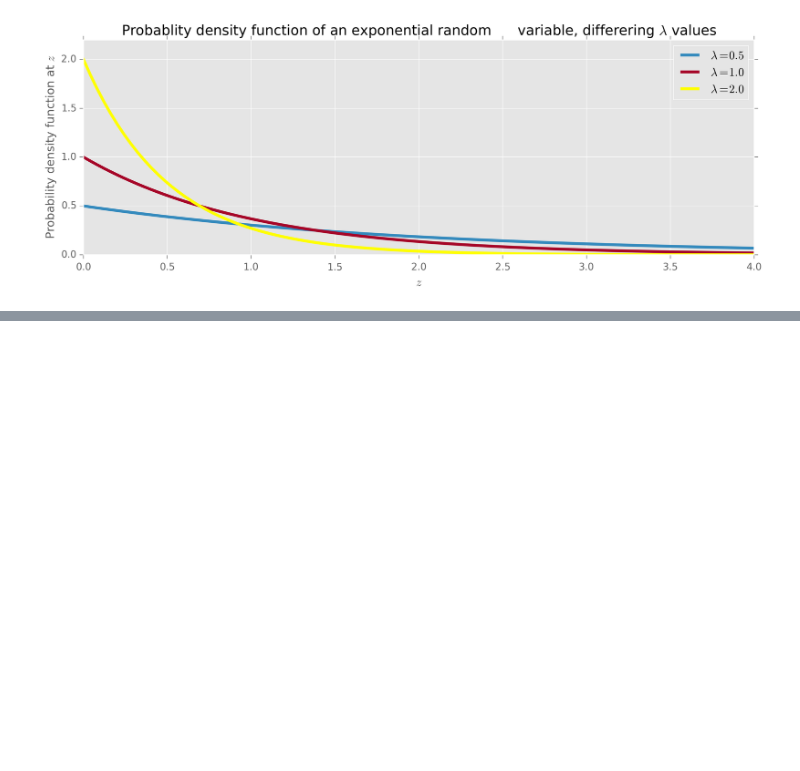
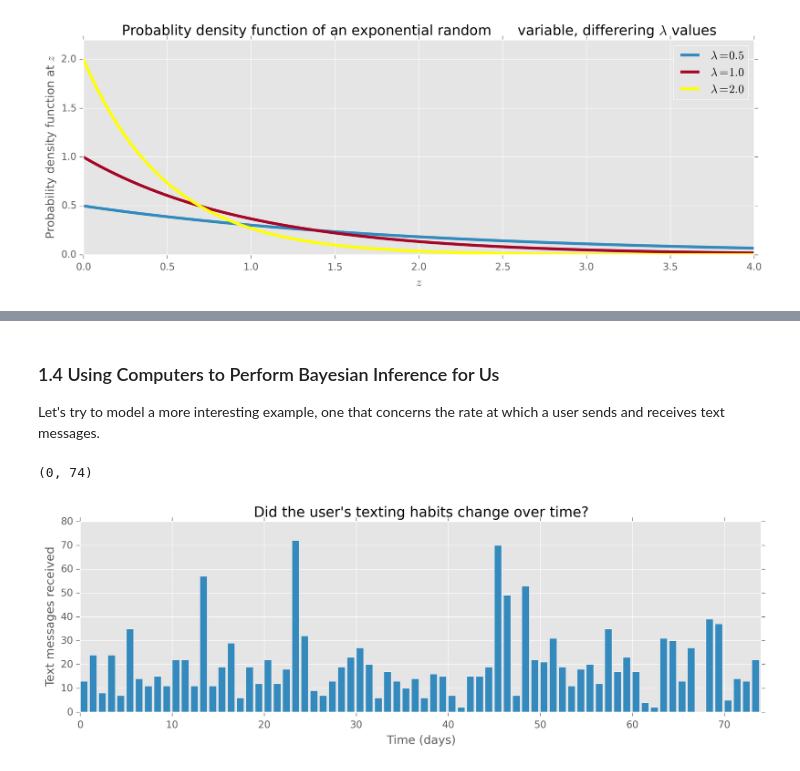
Before and after one commit to doolingdavid/Probabilistic-Programming-and-Bayesian-Methods-for-Hackers, a Jupyter notebook: Chapter1_Introduction/chapter1notes.ipynb, the cells around one changed output, grey strips where cells are left out. Saved outputs shown, nothing was run; the diff lists cells and outputs as text; code cells hidden in the pictures; blank space fills up the shorter version.

```diff
--- a/Chapter1_Introduction/chapter1notes.ipynb
+++ b/Chapter1_Introduction/chapter1notes.ipynb
@@ -137,0 +145,16 @@ plt.title("Probablity density function of an exponential random\
+# %% [markdown]
+### 1.4 Using Computers to Perform Bayesian Inference for Us
+
+Let's try to model a more interesting example, one that concerns the rate at which a user sends and receives text messages.
+# %%
+figsize(12.5, 3.5)
+count_data = np.loadtxt("data/txtdata.csv")
+n_count_data = len(count_data)
+plt.bar(np.arange(n_count_data), count_data, color="#348ABD")
+plt.xlabel("Time (days)")
+plt.ylabel("Text messages received")
+plt.title("Did the user's texting habits change over time?")
+plt.xlim(0, n_count_data)
+# %% [output]
+(0, 74)
+[figure, added]
```
Also changed, not shown: parts of 9 cells of this notebook.
